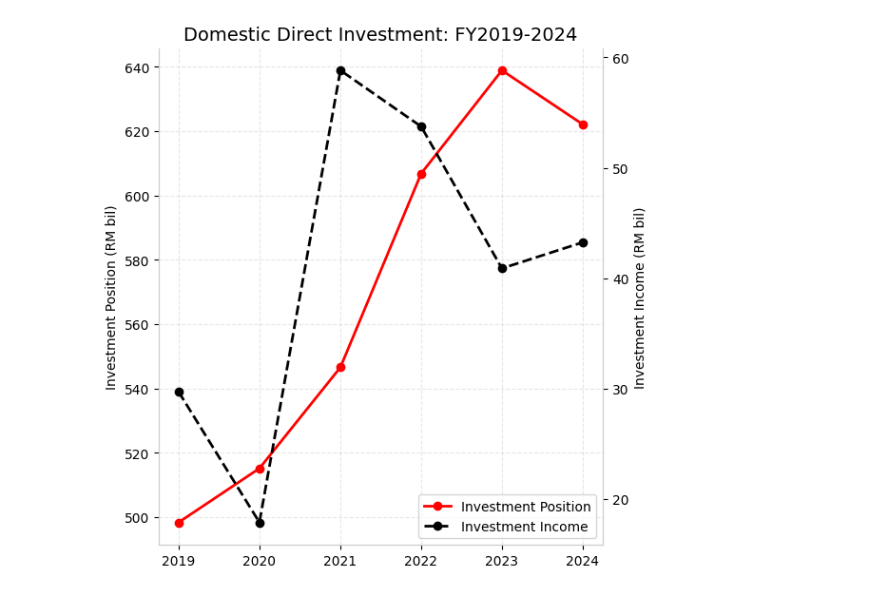
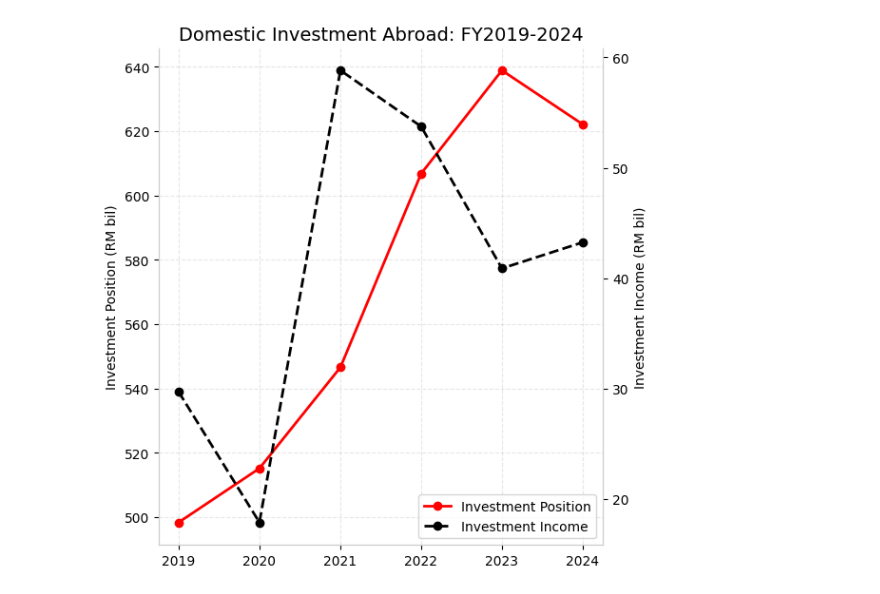
Before and after one commit to MattCodeLab/EDA-matt, a Jupyter notebook: eda-domestic-investment.ipynb, the cells around one changed output. Drawn from its saved outputs; the diff is of its cells as text; code cells hidden in the pictures.

```diff
--- a/eda-domestic-investment.ipynb
+++ b/eda-domestic-investment.ipynb
@@ -38,7 +70,7 @@ ax2.set_ylabel('Investment Income (RM bil)', color='black')
 ax2.tick_params(axis='y', labelcolor='black')
 
 # Set title
-ax1.set_title('Domestic Direct Investment: FY2019-2024', fontsize=14, color='black')
+ax1.set_title('Domestic Investment Abroad: FY2019-2024', fontsize=14, color='black')
 
 # Set spine colors
 for ax in [ax1, ax2]:
@@ -54,31 +86,31 @@ ax1.legend(bars1 + lines2, labels1 + labels2, loc='lower right')
 # Add grid
 ax1.grid(True, alpha=0.3, linestyle='--')
 
 # # Get the latest data points
 # latest_year = ddi_filter['year'].iloc[-1]
 # latest_position = ddi_filter['investment_position'].iloc[-1]
 # latest_income = ddi_filter['investment_income'].iloc[-1]
 
 # # Add data callout for investment position (ax1)
 # ax1.annotate(f'{latest_position:.0f}',
 #              xy=(latest_year, latest_position),
 #              xytext=(-230, 10), textcoords='offset points',
 #              bbox=dict(boxstyle='square,pad=0.3', facecolor='black', edgecolor='black'),
 #              fontsize=10, color='white')
 
 # # Add data callout for investment income (ax2)
 # ax2.annotate(f'{latest_income:.0f}',
 #              xy=(latest_year, latest_income),
 #              xytext=(-230, -10), textcoords='offset points',
 #              bbox=dict(boxstyle='square,pad=0.3', facecolor='black', edgecolor='black'),
 #              fontsize=10, color='white')
 
 # # Add horizontal lines to show latest datapoint levels
 # ax1.axhline(y=latest_position, color='black', linestyle='--', alpha=0.7, linewidth=1)
 # ax2.axhline(y=latest_income, color='black', linestyle='--', alpha=0.7, linewidth=1)
 
 
 plt.tight_layout()
 plt.show()
 # %% [output]
-[figure, old version]
+[figure, new version]
```
Also changed, not shown: parts of 2 cells of this notebook, 1 other file.
